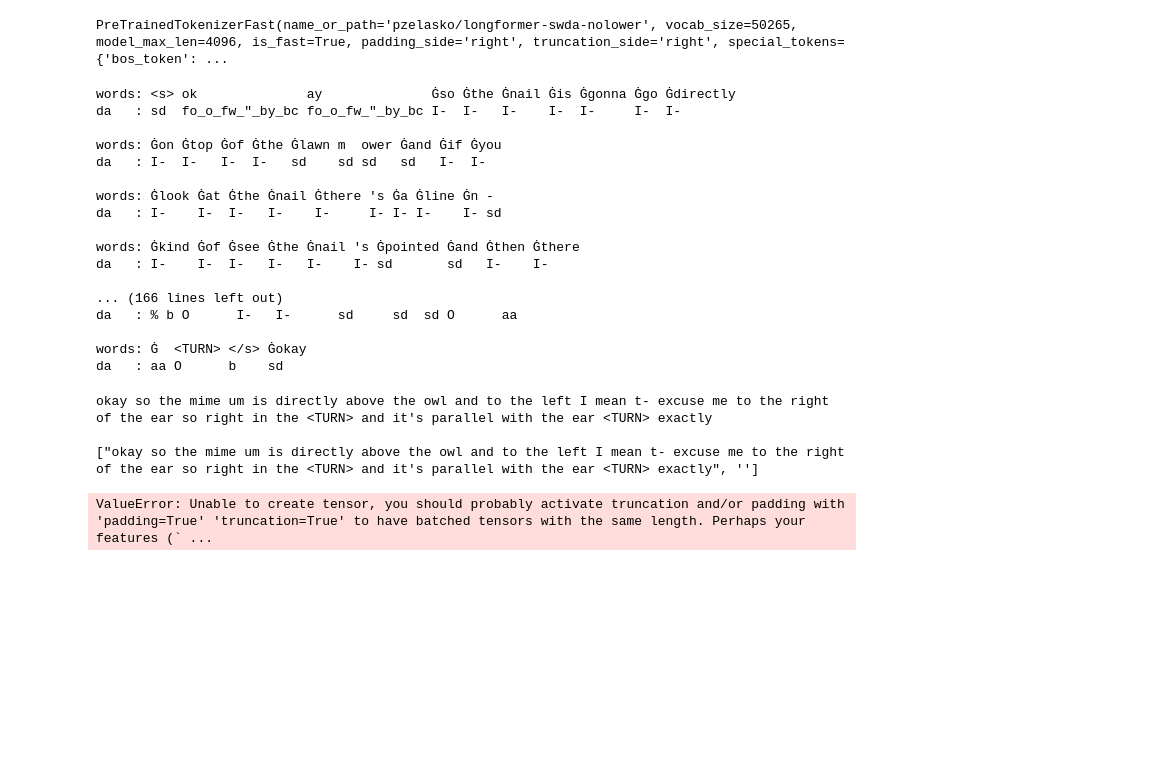
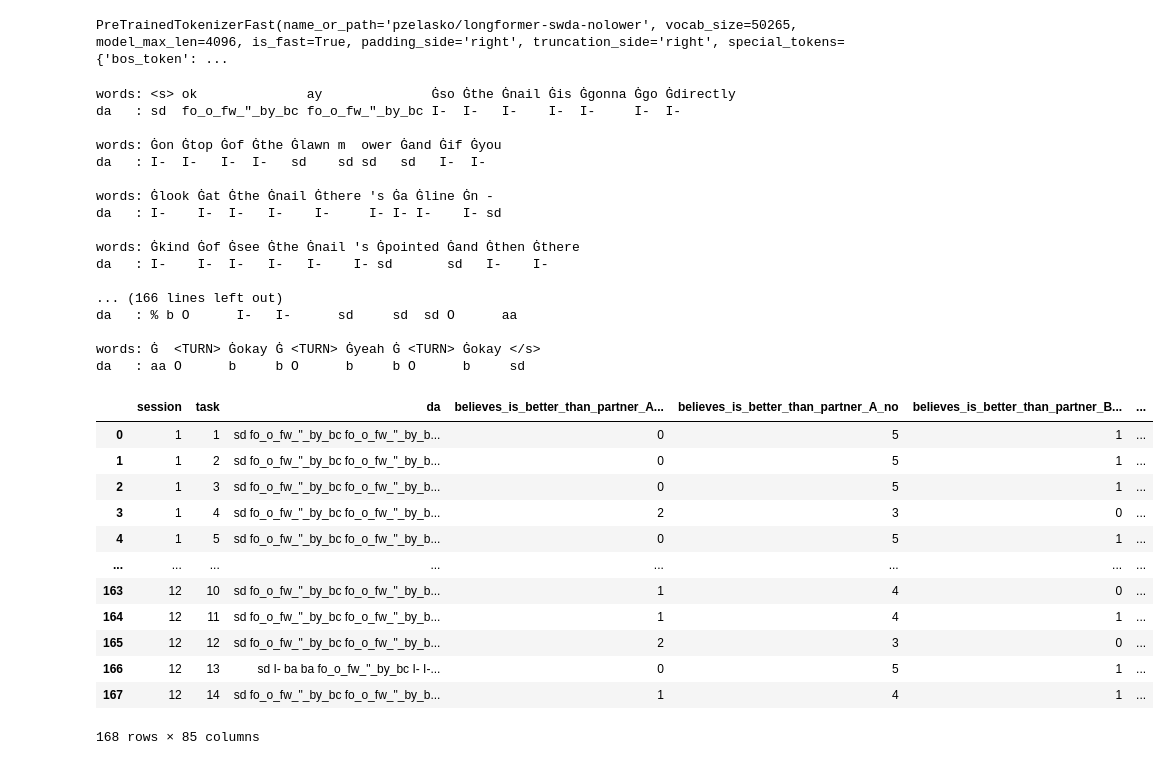
Before and after one commit to LautaroEst/da_social_behavior, a Jupyter notebook: notebooks/draft01.ipynb, the cells around one changed output. Drawn from its saved outputs; the diff is of its cells as text; code cells hidden in the pictures; blank space fills up the shorter version.

```diff
--- a/notebooks/draft01.ipynb
+++ b/notebooks/draft01.ipynb
@@ -47,7 +48,14 @@ def load_data():
                 t = t[(t["start_time"] >= start_time) & (t["end_time"] <= end_time)].reset_index(drop=True)
                 turns[n_sess][n_task][speaker] = t.loc[:,["start_time","end_time",f"turn_{speaker}"]]
 
+    social_variables["hitid"] = social_variables["hitid"].str.replace(
+        r"g(?P<sess>\d+)t(?P<task>\d+)",
+        lambda m: "s{:02}t{:02}".format(int(m.group("sess")),int(m.group("task"))),
+        regex=True
+    )
     social_variables = social_variables.set_index("hitid")
+    social_variables.index.name = ""
+    social_variables = social_variables.sort_index()
     return words, turns, social_variables
 
 
@@ -105,10 +113,12 @@ def merge_turns(words):
                     is_talking = "None"
                 else:
                     pass
+            if len(utt) > 0:
+                utts.append({"utt": utt, "speaker": is_talking})
             dfs[n_sess][n_task] = {}
             dfs[n_sess][n_task]["df"] = pd.DataFrame.from_records(utts)
             dfs[n_sess][n_task]["df_orig"] = df
-            dfs[n_sess][n_task]["sv"] = social_variables.loc[f"g{n_sess}t{n_task}",:]
+            dfs[n_sess][n_task]["sv"] = social_variables.loc[f"s{n_sess:02}t{n_task:02}",:]
     return dfs
 
 words, turns, social_variables = load_data()
@@ -146,6 +177,7 @@ def create_input(dfs,n_sess,n_task):
         else:
             turn.extend(utt.utt)
         speaker = utt.speaker
+    turns.append(" ".join(turn))
     turns = " <TURN> ".join(turns)
     return turns
 
@@ -217,7 +249,7 @@ def predict_da(dfs,n_sess,n_task,id2label):
     inp = create_input(dfs,n_sess,n_task)
     words = tokenizer.tokenize(inp)
     words.insert(0,"<s>")
-    words.insert(-1,"</s>")
+    words.append("</s>")
 
     encoded_input = tokenizer(inp,return_tensors="pt")
     logits = model(**encoded_input).logits
@@ -250,40 +282,56 @@ da   : I-    I-  I-   I-   I-    I- sd       sd   I-    I-
 ... (166 lines left out)
 da   : % b O      I-   I-      sd     sd  sd O      aa
 
-words: Ġ  <TURN> </s> Ġokay
-da   : aa O      b    sd
+words: Ġ  <TURN> Ġokay Ġ <TURN> Ġyeah Ġ <TURN> Ġokay </s>
+da   : aa O      b     b O      b     b O      b     sd
 # %%
 def predict_das(id2label):
     words, turns, social_variables = load_data()
     dfs = merge_turns(words)
 
     inps = []
-    for n_sess in range(1,2):
-        for n_task in range(1,3):
+    for n_sess in range(1,13):
+        for n_task in range(1,15):
             inp = create_input(dfs,n_sess,n_task)
-            print(inp)
             inps.append(inp)
-    print(inps)
-    encoded_input = tokenizer(inps,return_tensors="pt")
-    logits = model(**encoded_input).logits
-    predictions = logits.argmax(dim=-1).cpu().detach().numpy()
+
+    predictions = []
+    for inp in tqdm(inps):
+        encoded_input = tokenizer(inp,padding="longest",truncation="do_not_truncate",return_tensors="pt")
+        logits = model(**encoded_input).logits
+        p = logits.argmax(dim=-1).cpu().detach().numpy()
+        predictions.append(p[0])
+
     preds = []
     i = 0
-    for n_sess in range(1,2):
-        for n_task in range(1,3):
+    for n_sess in range(1,13):
+        for n_task in range(1,15):
             preds.append({
-                "session": n_sess,
-                "task": n_task,
-                "da": " ".join([id2label[ii] for ii in predictions[i]]),
-                "sv": social_variables[n_sess][n_task]
+                **{
+                    "session": n_sess,
+                    "task": n_task,
+                    "da": " ".join([id2label[ii] for ii in predictions[i]])
+                },
+                **{
+                    sv: value for sv, value in social_variables.loc[f"s{n_sess:02}t{n_task:02}",:].items()
+                }
             })
             i += 1
     return pd.DataFrame.from_records(preds)
 
 preds = predict_das(id2label)
 preds
 # %% [output]
+|  | session | task | da | believes_is_better_than_partner_A... | believes_is_better_than_partner_A_no | believes_is_better_than_partner_B... | ... |
+| 0 | 1 | 1 | sd fo_o_fw_"_by_bc fo_o_fw_"_by_b... | 0 | 5 | 1 | ... |
+| 1 | 1 | 2 | sd fo_o_fw_"_by_bc fo_o_fw_"_by_b... | 0 | 5 | 1 | ... |
+| 2 | 1 | 3 | sd fo_o_fw_"_by_bc fo_o_fw_"_by_b... | 0 | 5 | 1 | ... |
+| 3 | 1 | 4 | sd fo_o_fw_"_by_bc fo_o_fw_"_by_b... | 2 | 3 | 0 | ... |
+| 4 | 1 | 5 | sd fo_o_fw_"_by_bc fo_o_fw_"_by_b... | 0 | 5 | 1 | ... |
+| ... | ... | ... | ... | ... | ... | ... | ... |
+| 163 | 12 | 10 | sd fo_o_fw_"_by_bc fo_o_fw_"_by_b... | 1 | 4 | 0 | ... |
+| 164 | 12 | 11 | sd fo_o_fw_"_by_bc fo_o_fw_"_by_b... | 1 | 4 | 1 | ... |
+| 165 | 12 | 12 | sd fo_o_fw_"_by_bc fo_o_fw_"_by_b... | 2 | 3 | 0 | ... |
+| 166 | 12 | 13 | sd I- ba ba fo_o_fw_"_by_bc I- I-... | 0 | 5 | 1 | ... |
+| 167 | 12 | 14 | sd fo_o_fw_"_by_bc fo_o_fw_"_by_b... | 1 | 4 | 1 | ... |
-okay so the mime um is directly above the owl and to the left I mean t- excuse me to the right of the ear so right in the <TURN> and it's parallel with the ear <TURN> exactly
-
-["okay so the mime um is directly above the owl and to the left I mean t- excuse me to the right of the ear so right in the <TURN> and it's parallel with the ear <TURN> exactly", '']
+168 rows × 85 columns
-ValueError: Unable to create tensor, you should probably activate truncation and/or padding with 'padding=True' 'truncation=True' to have batched tensors with the same length. Perhaps your features (` ...
```
Also changed, not shown: parts of 8 cells of this notebook, 4 other files.
